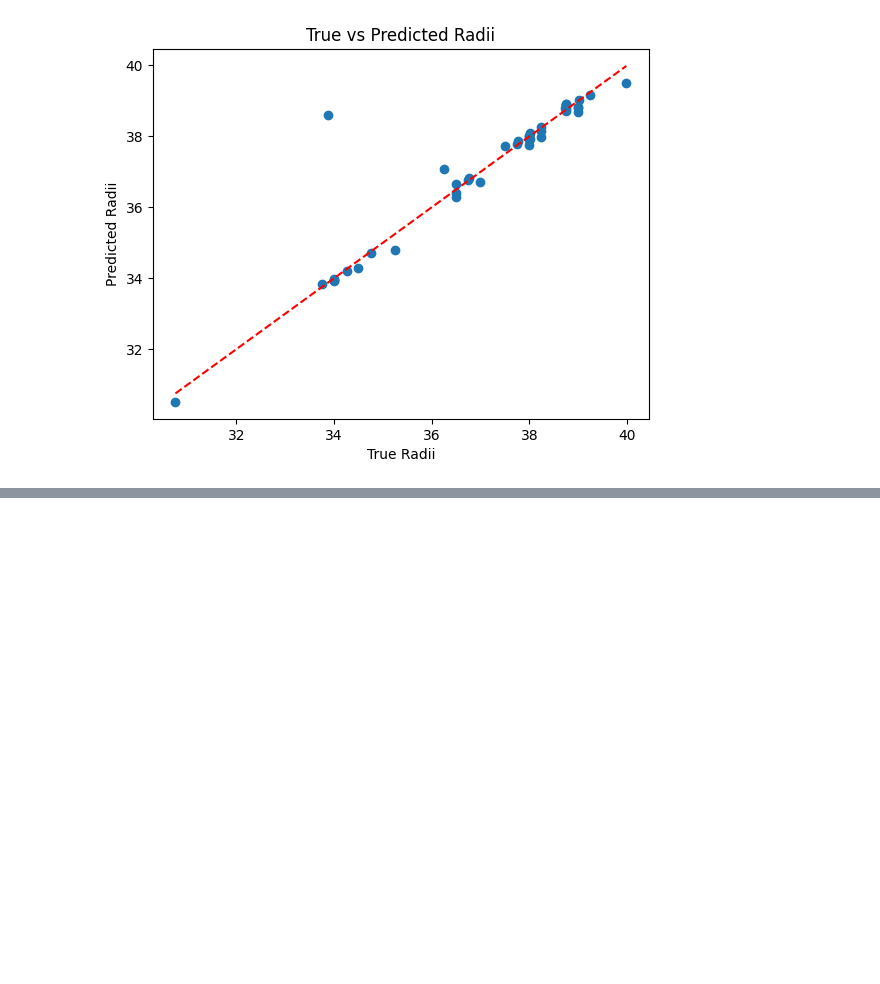
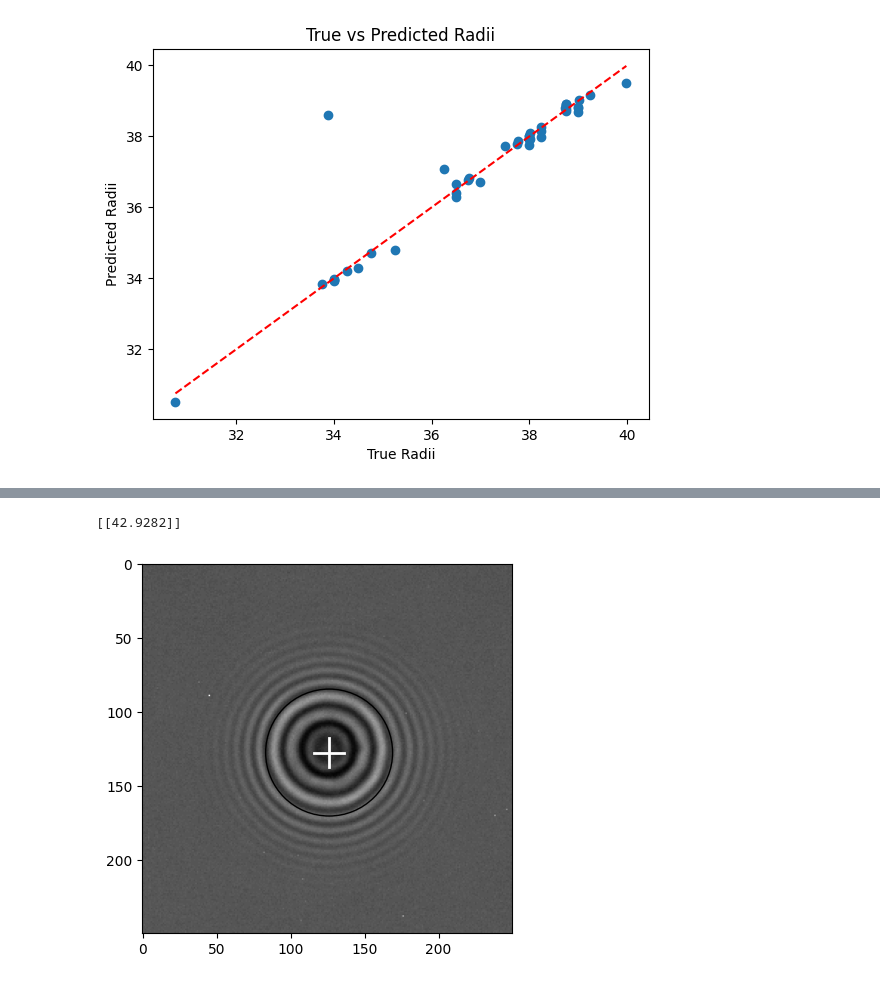
Before and after one commit to Human204/ZieduRadimas, a Jupyter notebook: autoencoders.ipynb, the cells around one changed output, grey strips where cells are left out. Saved outputs shown, nothing was run; the diff lists cells and outputs as text; code cells hidden in the pictures; blank space fills up the shorter version.

```diff
--- a/autoencoders.ipynb
+++ b/autoencoders.ipynb
@@ -331,3 +519,19 @@ plt.show()
 WARNING:absl:Compiled the loaded model, but the compiled metrics have yet to be built. `model.compile_metrics` will be empty until you train or evaluate the model.
 2/2 ━━━━━━━━━━━━━━━━━━━━ 2s 542ms/step
 [figure]
+# %%
+image_path='./Results_Validation/VideoLarge/cropped_object_1/frame_000000.png_object1.png'
+
+
+img_height, img_width = 256, 256
+img = load_img(path, target_size=(img_height, img_width), color_mode='grayscale')
+img_array = img_to_array(img) / 255.0
+images=[]
+images.append(img_array)
+
+
+images = np.array(images)  # Shape: (num_samples, img_height, img_width, 1)
+radii = radii.reshape(-1, 1)  # Shape: (num_samples, 1)
+
+autoencoder = load_model('diffraction_autoencoder.h5', custom_objects={'mse': MeanSquaredError()})
+reconstructed_images, predicted_radii = autoencoder.predict(images)
@@ -333,0 +541,4 @@ WARNING:absl:Compiled the loaded model, but the compiled metrics have yet to be
+# %%
+print(predicted_radii)
+# %% [output]
+[[42.9282]]
@@ -333,0 +550,23 @@ WARNING:absl:Compiled the loaded model, but the compiled metrics have yet to be
+# %%
+# image=reconstructed_images[0]
+image = cv2.imread('./Results_Validation/VideoLarge/cropped_object_1/frame_000000.png_object1.png', cv2.IMREAD_GRAYSCALE)
+ccol=125.9989183
+crow=127.2544289
+# plt.imshow(image2)
+# plt.show()
+circle_radius=predicted_radii[0]
+fig, ax = plt.subplots()
+ax.imshow(image, cmap='gray')
+circle_center=(ccol,crow)
+circle = patches.Circle(circle_center, circle_radius, edgecolor='black', facecolor='none', linewidth=1)
+ax.add_patch(circle)
+
+cross_size = 10
+ax.plot([circle_center[0] - cross_size, circle_center[0] + cross_size],
+            [circle_center[1], circle_center[1]], color='white', linewidth=2)
+ax.plot([circle_center[0], circle_center[0]],
+        [circle_center[1] - cross_size, circle_center[1] + cross_size], color='white', linewidth=2)
+
+fig.show()
+# %% [output]
+[figure, added]
```
Also changed, not shown: parts of 13 cells of this notebook, 1 other file.
